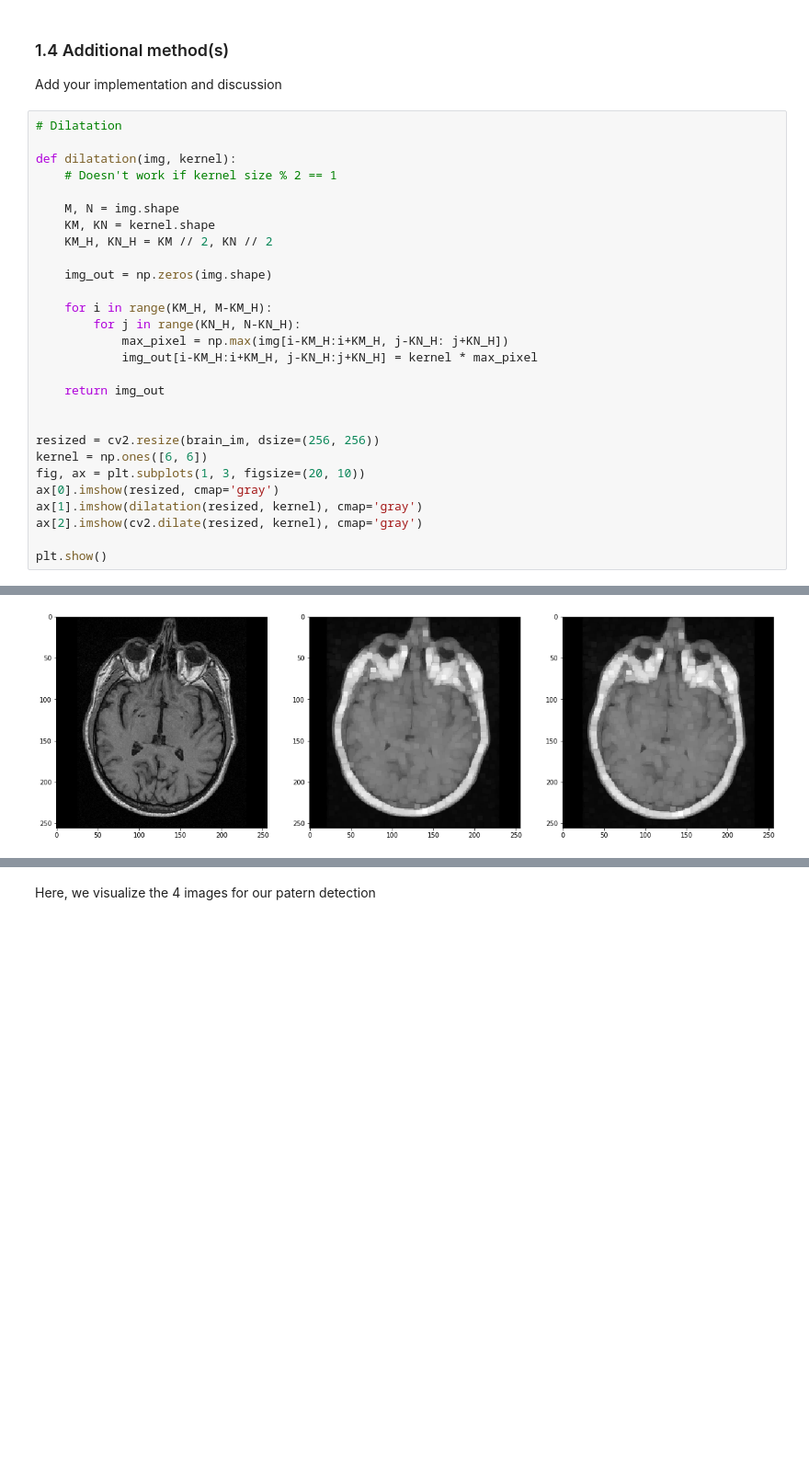
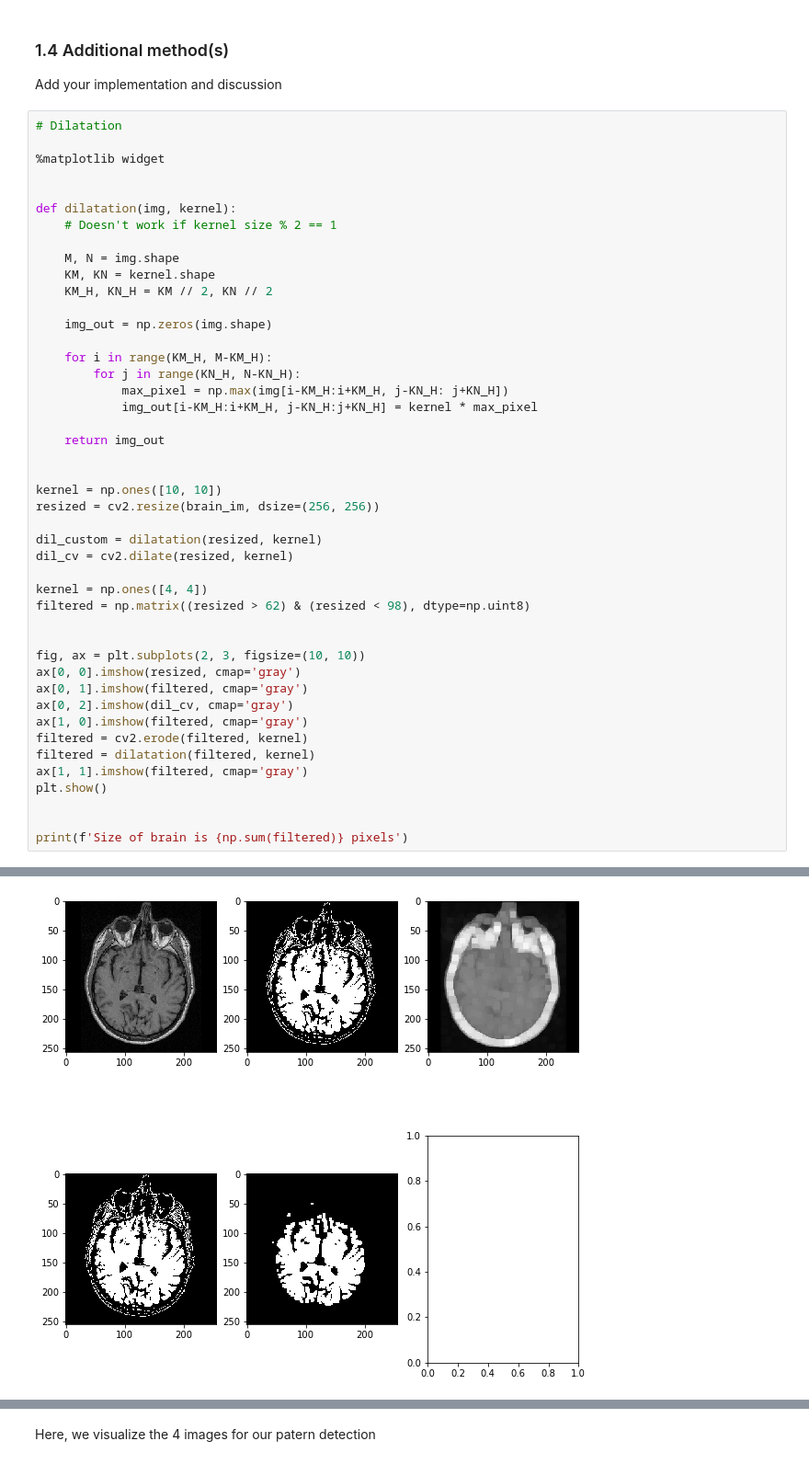
Before and after one commit to JelenaBanjac/image-analysis, a Jupyter notebook: labs/lab_01_segmentation.ipynb, the cells around one changed output, grey strips where cells are left out. Shown at 92% size. Saved outputs shown, nothing was run; the diff lists cells and outputs as text; blank space fills up the shorter version.

```diff
--- a/labs/lab_01_segmentation.ipynb
+++ b/labs/lab_01_segmentation.ipynb
@@ -106,6 +154,9 @@ Add your implementation and discussion
 Add your implementation and discussion
 # %%
 # Dilatation
+
+%matplotlib widget
+
 
 def dilatation(img, kernel):
     # Doesn't work if kernel size % 2 == 1
@@ -124,12 +175,26 @@ def dilatation(img, kernel):
     return img_out
 
 
+kernel = np.ones([10, 10])
 resized = cv2.resize(brain_im, dsize=(256, 256))
-kernel = np.ones([6, 6])
-fig, ax = plt.subplots(1, 3, figsize=(20, 10))
-ax[0].imshow(resized, cmap='gray')
-ax[1].imshow(dilatation(resized, kernel), cmap='gray')
-ax[2].imshow(cv2.dilate(resized, kernel), cmap='gray')
 
+dil_custom = dilatation(resized, kernel)
+dil_cv = cv2.dilate(resized, kernel)
+
+kernel = np.ones([4, 4])
+filtered = np.matrix((resized > 62) & (resized < 98), dtype=np.uint8)
+
+
+fig, ax = plt.subplots(2, 3, figsize=(10, 10))
+ax[0, 0].imshow(resized, cmap='gray')
+ax[0, 1].imshow(filtered, cmap='gray')
+ax[0, 2].imshow(dil_cv, cmap='gray')
+ax[1, 0].imshow(filtered, cmap='gray')
+filtered = cv2.erode(filtered, kernel)
+filtered = dilatation(filtered, kernel)
+ax[1, 1].imshow(filtered, cmap='gray')
 plt.show()
+
+
+print(f'Size of brain is {np.sum(filtered)} pixels')
 # %% [output]
@@ -136 +203 @@ plt.show()
-[figure, old version]
+[figure, new version]
```
Also changed, not shown: parts of 18 cells of this notebook.
